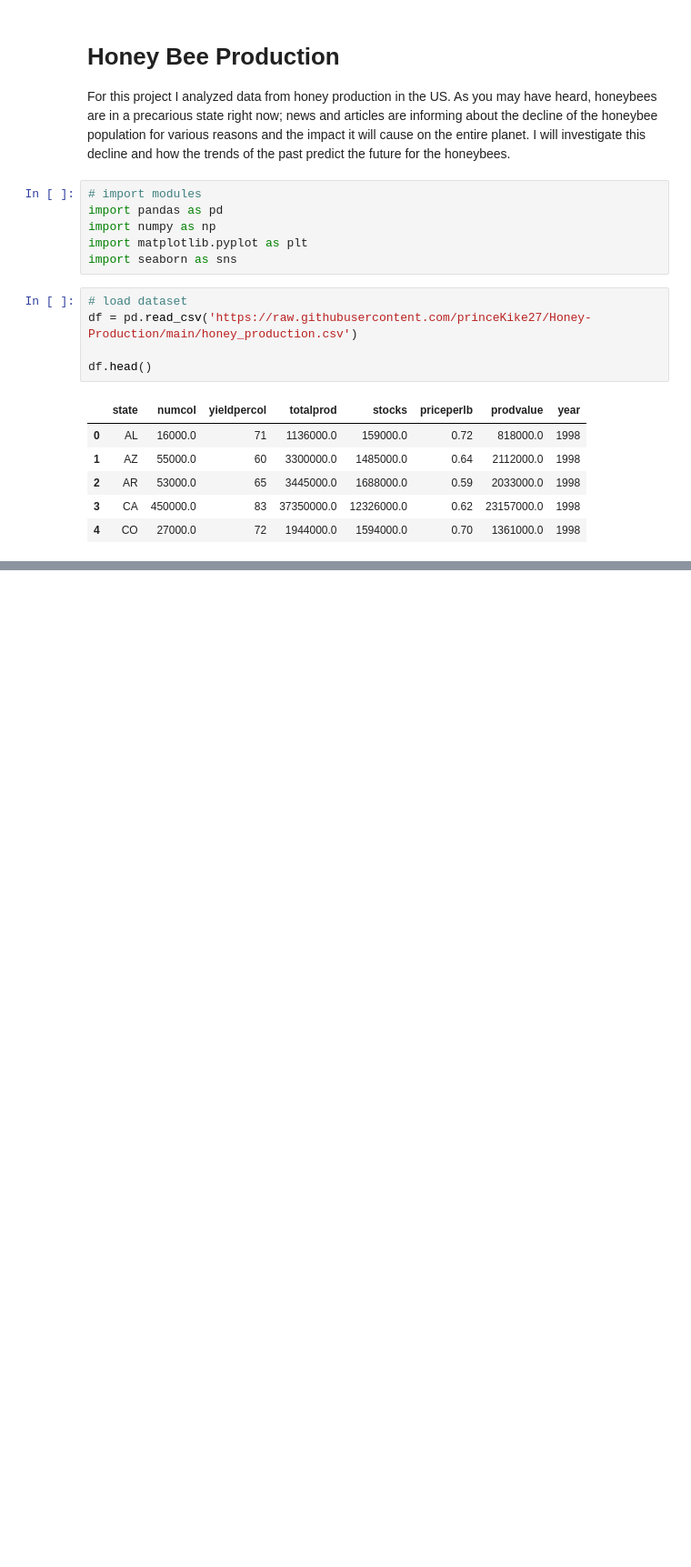
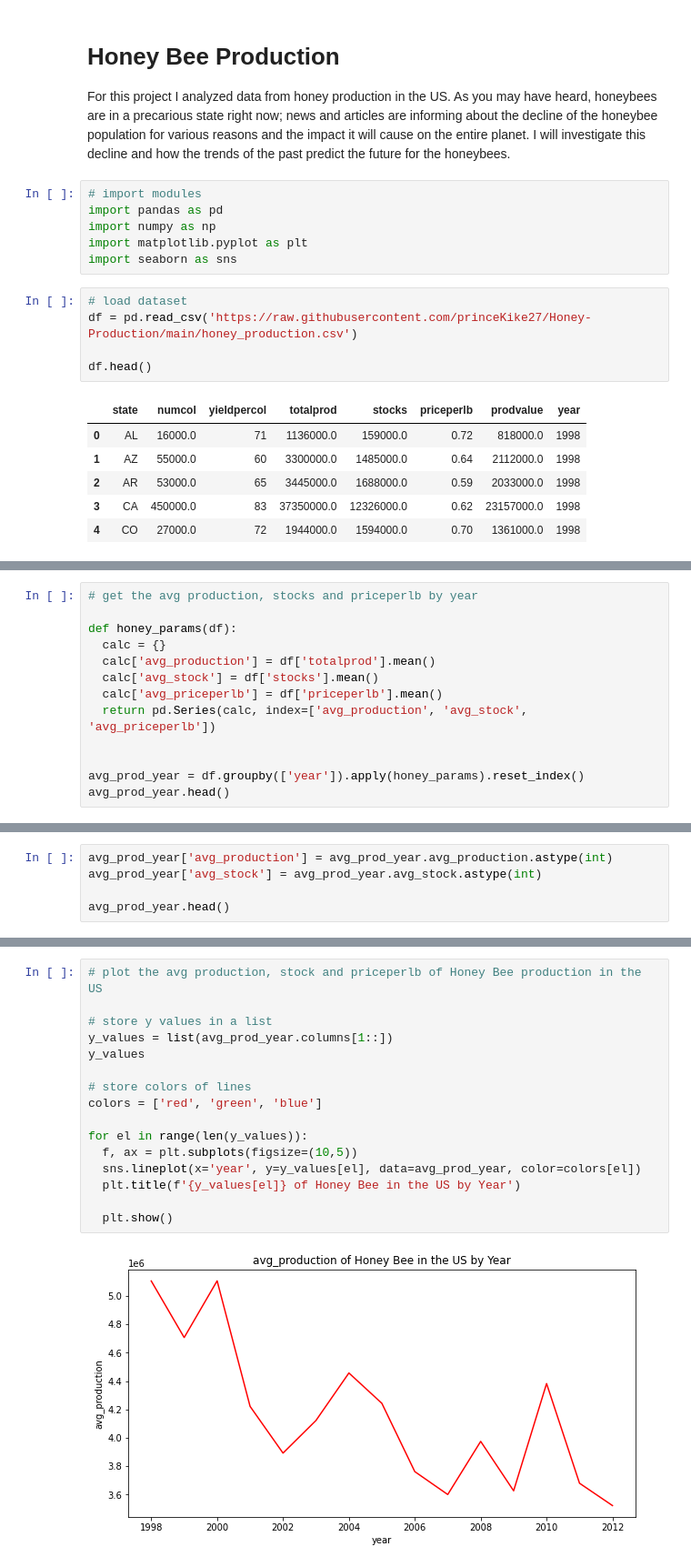
Before and after one commit to princeKike27/Honey-Production, a Jupyter notebook: Honey_Bee_Production.ipynb, the cells around one changed output, grey strips where cells are left out. Shown at 91% size. Cells and saved outputs as stored; diff of their text form; blank space fills up the shorter version.

```diff
--- a/Honey_Bee_Production.ipynb
+++ b/Honey_Bee_Production.ipynb
@@ -24,0 +66,13 @@ df.head()
+# %%
+# get the avg production, stocks and priceperlb by year
+
+def honey_params(df):
+  calc = {}
+  calc['avg_production'] = df['totalprod'].mean()
+  calc['avg_stock'] = df['stocks'].mean()
+  calc['avg_priceperlb'] = df['priceperlb'].mean()
+  return pd.Series(calc, index=['avg_production', 'avg_stock', 'avg_priceperlb'])
+
+
+avg_prod_year = df.groupby(['year']).apply(honey_params).reset_index()
+avg_prod_year.head()
@@ -24,0 +86,5 @@ df.head()
+# %%
+avg_prod_year['avg_production'] = avg_prod_year.avg_production.astype(int)
+avg_prod_year['avg_stock'] = avg_prod_year.avg_stock.astype(int)
+
+avg_prod_year.head()
@@ -24,0 +98,18 @@ df.head()
+# %%
+# plot the avg production, stock and priceperlb of Honey Bee production in the US
+
+# store y values in a list
+y_values = list(avg_prod_year.columns[1::])
+y_values
+
+# store colors of lines
+colors = ['red', 'green', 'blue']
+
+for el in range(len(y_values)):
+  f, ax = plt.subplots(figsize=(10,5))
+  sns.lineplot(x='year', y=y_values[el], data=avg_prod_year, color=colors[el])
+  plt.title(f'{y_values[el]} of Honey Bee in the US by Year')
+
+  plt.show()
+# %% [output]
+[figure, added]
```
Also changed, not shown: parts of 17 cells of this notebook.
